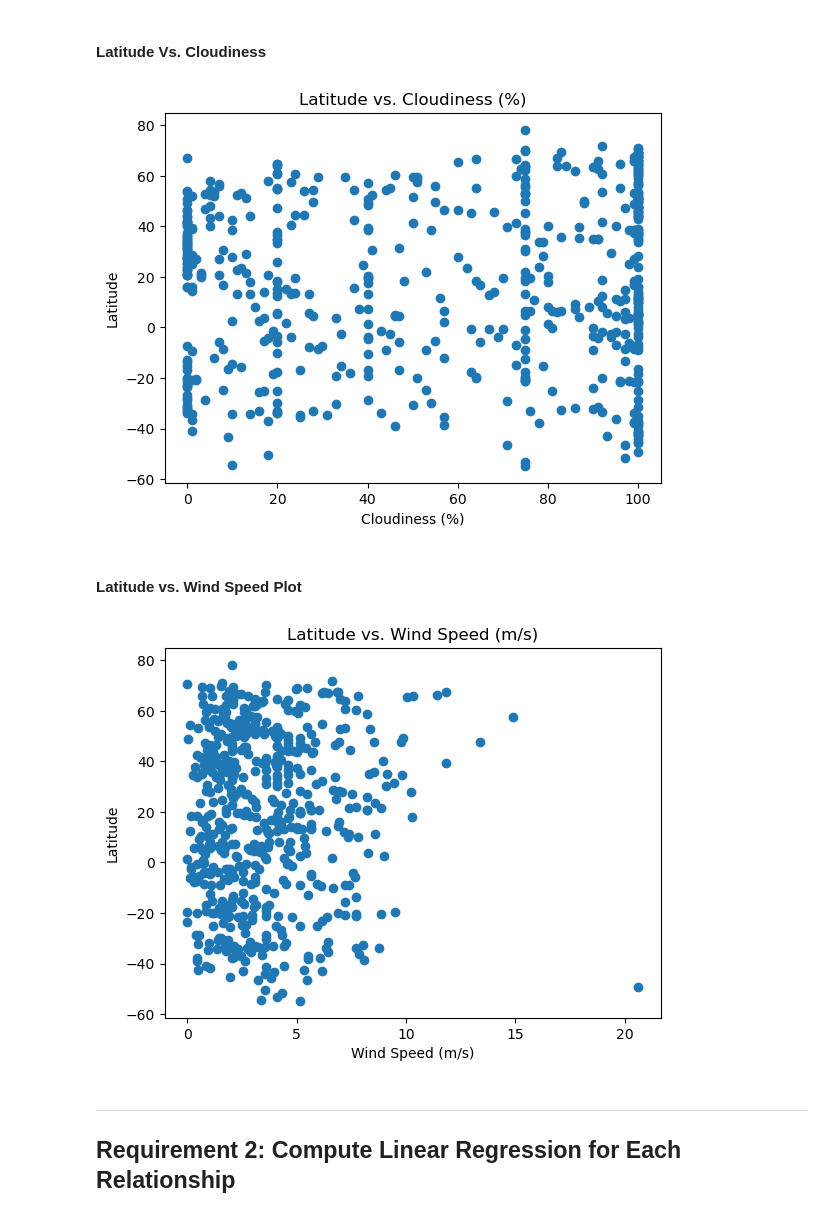
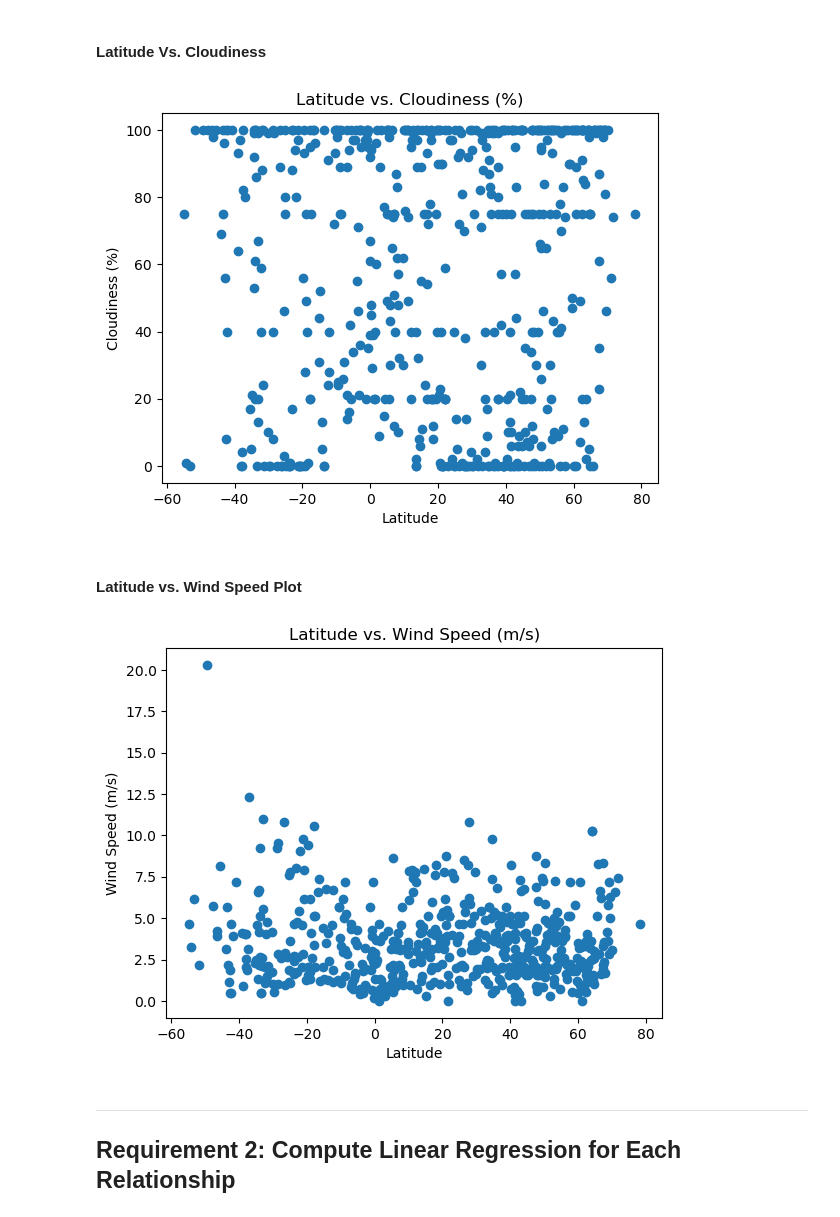
Before and after one commit to amonnerie/python-api-challenge, a Jupyter notebook: WeatherPy/WeatherPy.ipynb, the cells around one changed output. Saved outputs shown, nothing was run; the diff lists cells and outputs as text; code cells hidden in the pictures.

```diff
--- a/WeatherPy/WeatherPy.ipynb
+++ b/WeatherPy/WeatherPy.ipynb
@@ -225,12 +225,12 @@ plt.show()
 #### Latitude Vs. Cloudiness
 # %%
 # Build the scatter plots for latitude vs. cloudiness
-plt.scatter(city_data_df['Cloudiness'], city_data_df['Lat'])
+plt.scatter(city_data_df['Lat'], city_data_df['Cloudiness'])
 
 # Incorporate the other graph properties
 plt.title("Latitude vs. Cloudiness (%)")
-plt.xlabel("Cloudiness (%)")
-plt.ylabel("Latitude")
+plt.xlabel("Latitude")
+plt.ylabel("Cloudiness (%)")
 
 # Save the figure
 plt.savefig("output_data/Fig3.png")
@@ -238,25 +238,25 @@ plt.savefig("output_data/Fig3.png")
 # Show plot
 plt.show()
 # %% [output]
-[figure, old version]
+[figure, new version]
 # %% [markdown]
 #### Latitude vs. Wind Speed Plot
 # %%
 # Build the scatter plots for latitude vs. wind speed
-plt.scatter(city_data_df['Wind Speed'], city_data_df['Lat'])
+plt.scatter(city_data_df['Lat'], city_data_df['Wind Speed'])
 
 # Incorporate the other graph properties
 plt.title("Latitude vs. Wind Speed (m/s)")
-plt.xlabel("Wind Speed (m/s)")
-plt.ylabel("Latitude")
+plt.xlabel("Latitude")
+plt.ylabel("Wind Speed (m/s)")
 
 # Save the figure
 plt.savefig("output_data/Fig4.png")
 
 # Show plot
 plt.show()
 # %% [output]
-[figure, old version]
+[figure, new version]
 # %% [markdown]
 ---
 
```
Also changed, not shown: parts of 16 cells of this notebook.
